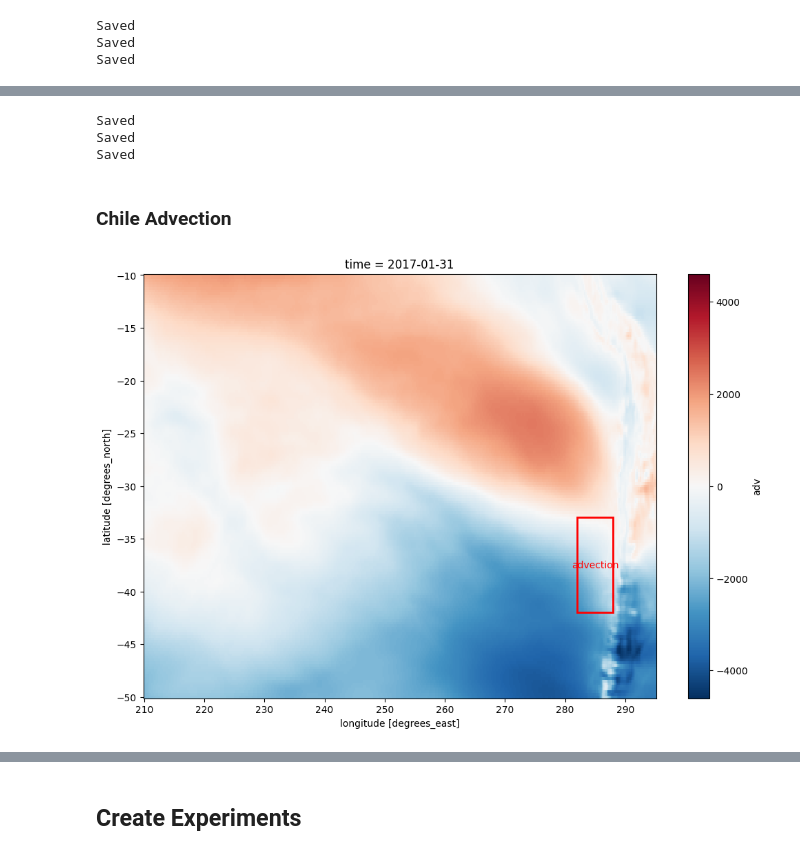
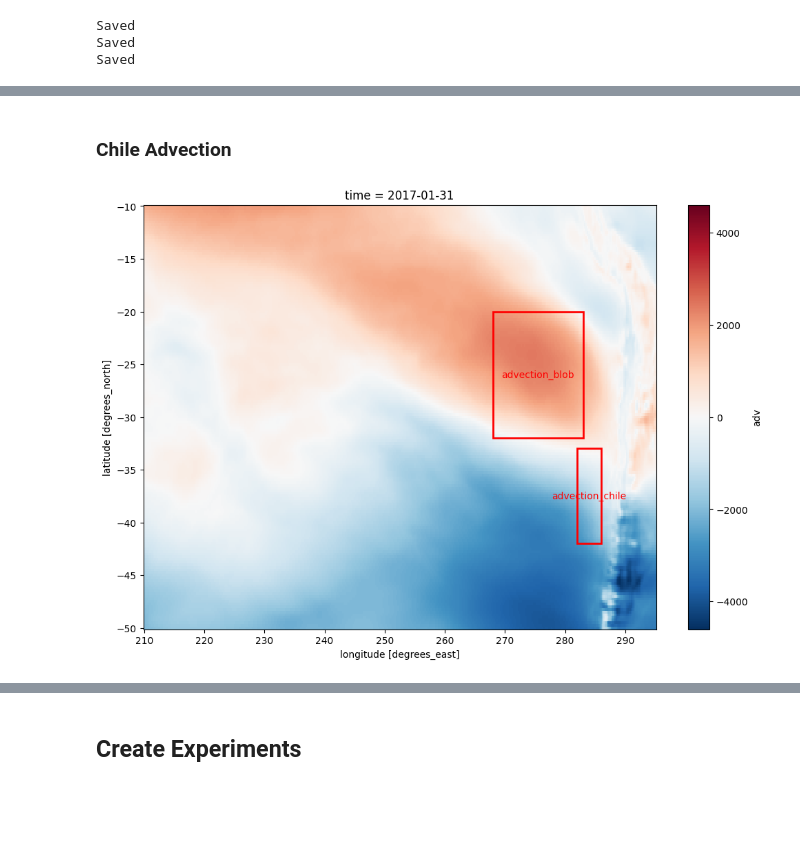
Before and after one commit to martinpavez/data, a Jupyter notebook: hw_extra/notebooks_features/climate_features.ipynb, the cells around one changed output, grey strips where cells are left out. Saved outputs shown, nothing was run; the diff lists cells and outputs as text; code cells hidden in the pictures; blank space fills up the shorter version.

```diff
--- a/hw_extra/notebooks_features/climate_features.ipynb
+++ b/hw_extra/notebooks_features/climate_features.ipynb
@@ -164,11 +167,12 @@ pacific_indices = [nino34, nino12, chile_t, ocean_cyclone]
 # %%
 boxes_chile_winds = {
     "chile_u": [287, 289, -42, -33],
+    "A_arg": [286, 292, -52, -40]
 }
 
 fig, ax = plt.subplots(figsize=(12, 8))
 
-data_mslp.sel(longitude=slice(250,295), latitude=slice(-60,-20), time="2017-01").msl.plot(ax=ax)
+data_single.sel(longitude=slice(250,295), latitude=slice(-60,-20), time="2017-01").sst.plot(ax=ax)
 
 for box_id, coords in boxes_chile_winds.items():
     lon_min, lon_max, lat_min, lat_max = coords
@@ -232,16 +204,15 @@ Saved
 # %%
-boxes_chile_mslp = {
-    "norte": [282, 290.5, -34, -30],
-    "central": [282, 289, -38,-34],
-    "sur": [282,288.5, -43, -38],
-    "austral": [282,288.5, -53, -43],
+boxes_chile_vaguada = {
+    "b": [286, 288.5, -33, -28],
+    "A_cl": [280, 286, -38,-30], #test bigger A boxes
+    "A_arg": [291, 295, -38, -30]
 }
 
 fig, ax = plt.subplots(figsize=(12, 8))
 
-data_single.sel(longitude=slice(250,295), latitude=slice(-60,-20), time="2017-01").sst.plot(ax=ax)
+data_single.sel(longitude=slice(250,310), latitude=slice(-60,-20), time="2017-01").sst.plot(ax=ax)
 
-for box_id, coords in boxes_chile_mslp.items():
+for box_id, coords in boxes_chile_vaguada.items():
     lon_min, lon_max, lat_min, lat_max = coords
     width = lon_max - lon_min
     height = lat_max - lat_min
@@ -272,26 +239,0 @@ Saved
-# %%
-boxes_chile_altas = {
-    "norte": [282, 292, -34, -30],
-    "central": [282, 292, -38,-34],
-    "sur": [282,292, -43, -38],
-}
-
-fig, ax = plt.subplots(figsize=(12, 8))
-
-data_mslp.sel(longitude=slice(250,295), latitude=slice(-60,-20), time="2017-01").msl.plot(ax=ax)
-
-for box_id, coords in boxes_chile_altas.items():
-    lon_min, lon_max, lat_min, lat_max = coords
-    width = lon_max - lon_min
-    height = lat_max - lat_min
-
-    # Create rectangle patch
-    rect = mpatches.Rectangle((lon_min, lat_min), width, height,
-                             fill=False, edgecolor='red', linewidth=2)
-    ax.add_patch(rect)
-
-    # Optionally add a label
-    ax.text(lon_min + width/2, lat_min + height/2, f"{box_id}",
-            ha='center', va='center', color='red')
-
-plt.show()
@@ -302,34 +240,29 @@ altas_indices = [MaxIndex(data_mslp, [1972,2022], variables=["MSL"], box_limit=b
-# %%
-ids_altas = [index.index_df_to_parquet(index.variables[0], "data/my_indices/","data/my_indices/metadata.csv") for index in altas_indices]
-# %% [output]
-Saved
-Saved
-Saved
 # %% [markdown]
 ### Chile Advection
 # %%
 boxes_chile_adv = {
-    "advection": [282, 288, -42, -33],
+    "advection_chile": [282, 286, -42, -33],
+    "advection_blob": [268, 283, -32, -20]
 }
 
 fig, ax = plt.subplots(figsize=(12, 8))
 
 data_850.sel(longitude=slice(210,295), latitude=slice(-50,-10), time="2017-01").adv.plot(ax=ax)
 
 for box_id, coords in boxes_chile_adv.items():
     lon_min, lon_max, lat_min, lat_max = coords
     width = lon_max - lon_min
     height = lat_max - lat_min
 
     # Create rectangle patch
     rect = mpatches.Rectangle((lon_min, lat_min), width, height,
                              fill=False, edgecolor='red', linewidth=2)
     ax.add_patch(rect)
 
     # Optionally add a label
     ax.text(lon_min + width/2, lat_min + height/2, f"{box_id}",
             ha='center', va='center', color='red')
 
 plt.show()
 # %% [output]
-[figure, old version]
+[figure, new version]
```
Also changed, not shown: parts of 26 cells of this notebook, 12 other files.
